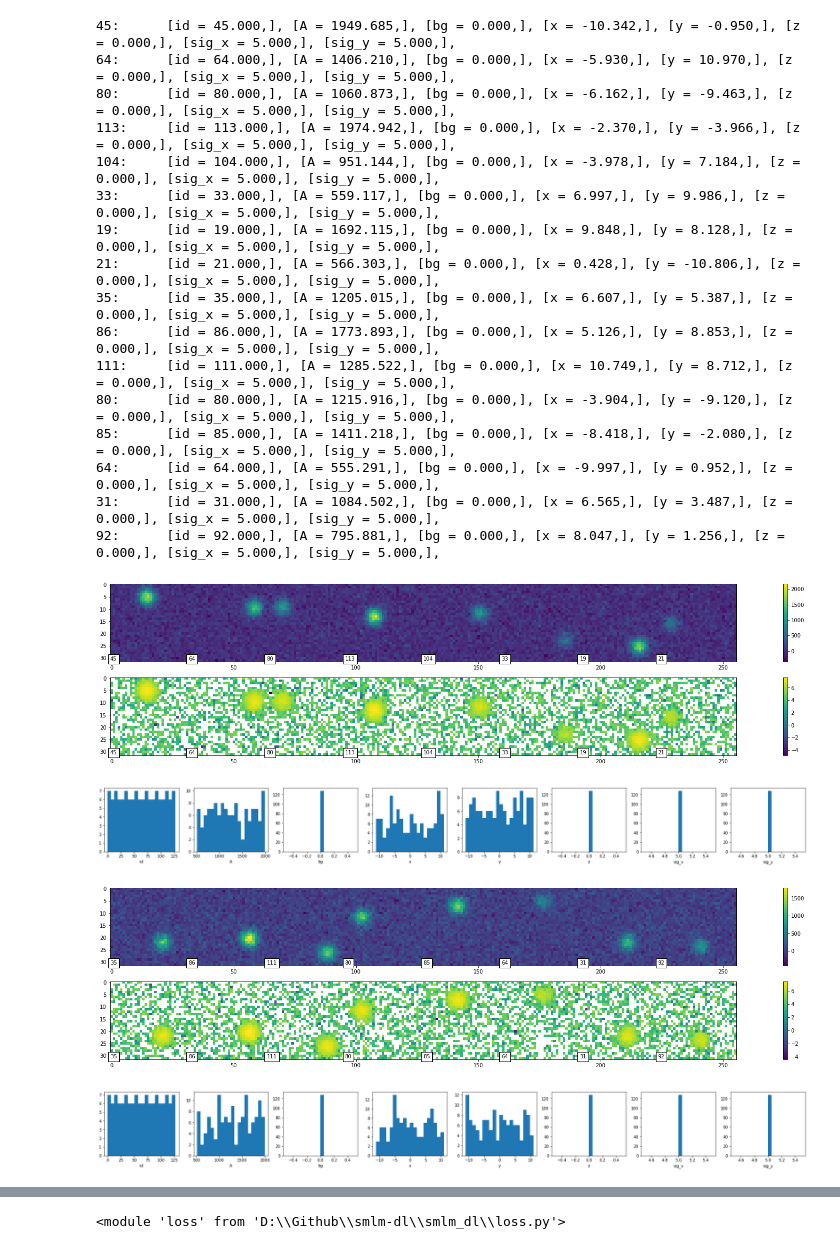
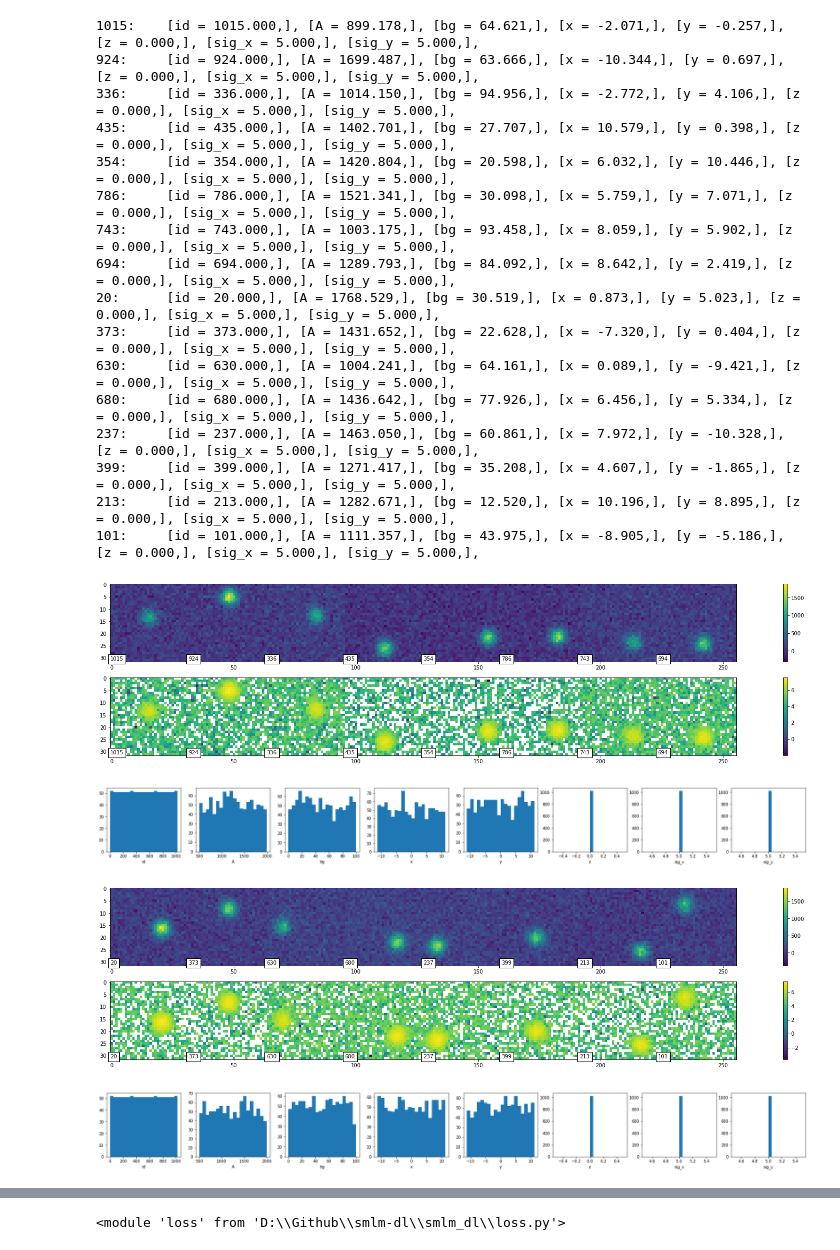
Before and after one commit to kkhchung/smlm-dl, a Jupyter notebook: smlm_dl/noise_training_tests.ipynb, the cells around one changed output, grey strips where cells are left out. Drawn from its saved outputs; the diff is of its cells as text; code cells hidden in the pictures.

```diff
--- a/smlm_dl/noise_training_tests.ipynb
+++ b/smlm_dl/noise_training_tests.ipynb
@@ -17,50 +21,50 @@ import util
 # %%
 reload(dataset)
 
 settings = {
     # 'out_size': (64,64),
-    'length': (128, 1),
+    'length': (1024, 1),
     'dropout_p': 0,
     # 'psf_params': {'z':[-10,10]},
-    'psf_params': {'bg':[0,0]},
+    # 'psf_params': {'A':[200, 500], 'bg':[0, 0]},
     # 'psf_zerns': psf_zerns,
     'noise_params': {'poisson': True, 'gaussian': 100},
     # 'normalize': False,
     # 'padding': (4,4),
     # 'random_z': True,
     "augmentations":{},
     # "augmentations":{"pixel shift":(4,4), }#"add noise":0.1},
 
 }
 
 training_data = dataset.Gaussian2DPSFDataset(**settings)
 dataset.inspect_images(training_data)
-train_dataloader = DataLoader(training_data, batch_size=128, shuffle=True)
+train_dataloader = DataLoader(training_data, batch_size=512, shuffle=True)
 
 valid_data = dataset.Gaussian2DPSFDataset(**settings)
 dataset.inspect_images(valid_data)
 valid_dataloader = DataLoader(valid_data, batch_size=128, shuffle=True)
 # %% [output]
-45:      [id = 45.000,], [A = 1949.685,], [bg = 0.000,], [x = -10.342,], [y = -0.950,], [z = 0.000,], [sig_x = 5.000,], [sig_y = 5.000,],
-64:      [id = 64.000,], [A = 1406.210,], [bg = 0.000,], [x = -5.930,], [y = 10.970,], [z = 0.000,], [sig_x = 5.000,], [sig_y = 5.000,],
-80:      [id = 80.000,], [A = 1060.873,], [bg = 0.000,], [x = -6.162,], [y = -9.463,], [z = 0.000,], [sig_x = 5.000,], [sig_y = 5.000,],
-113:     [id = 113.000,], [A = 1974.942,], [bg = 0.000,], [x = -2.370,], [y = -3.966,], [z = 0.000,], [sig_x = 5.000,], [sig_y = 5.000,],
-104:     [id = 104.000,], [A = 951.144,], [bg = 0.000,], [x = -3.978,], [y = 7.184,], [z = 0.000,], [sig_x = 5.000,], [sig_y = 5.000,],
-33:      [id = 33.000,], [A = 559.117,], [bg = 0.000,], [x = 6.997,], [y = 9.986,], [z = 0.000,], [sig_x = 5.000,], [sig_y = 5.000,],
-19:      [id = 19.000,], [A = 1692.115,], [bg = 0.000,], [x = 9.848,], [y = 8.128,], [z = 0.000,], [sig_x = 5.000,], [sig_y = 5.000,],
-21:      [id = 21.000,], [A = 566.303,], [bg = 0.000,], [x = 0.428,], [y = -10.806,], [z = 0.000,], [sig_x = 5.000,], [sig_y = 5.000,],
-35:      [id = 35.000,], [A = 1205.015,], [bg = 0.000,], [x = 6.607,], [y = 5.387,], [z = 0.000,], [sig_x = 5.000,], [sig_y = 5.000,],
-86:      [id = 86.000,], [A = 1773.893,], [bg = 0.000,], [x = 5.126,], [y = 8.853,], [z = 0.000,], [sig_x = 5.000,], [sig_y = 5.000,],
-111:     [id = 111.000,], [A = 1285.522,], [bg = 0.000,], [x = 10.749,], [y = 8.712,], [z = 0.000,], [sig_x = 5.000,], [sig_y = 5.000,],
-80:      [id = 80.000,], [A = 1215.916,], [bg = 0.000,], [x = -3.904,], [y = -9.120,], [z = 0.000,], [sig_x = 5.000,], [sig_y = 5.000,],
-85:      [id = 85.000,], [A = 1411.218,], [bg = 0.000,], [x = -8.418,], [y = -2.080,], [z = 0.000,], [sig_x = 5.000,], [sig_y = 5.000,],
-64:      [id = 64.000,], [A = 555.291,], [bg = 0.000,], [x = -9.997,], [y = 0.952,], [z = 0.000,], [sig_x = 5.000,], [sig_y = 5.000,],
-31:      [id = 31.000,], [A = 1084.502,], [bg = 0.000,], [x = 6.565,], [y = 3.487,], [z = 0.000,], [sig_x = 5.000,], [sig_y = 5.000,],
-92:      [id = 92.000,], [A = 795.881,], [bg = 0.000,], [x = 8.047,], [y = 1.256,], [z = 0.000,], [sig_x = 5.000,], [sig_y = 5.000,],
+1015:    [id = 1015.000,], [A = 899.178,], [bg = 64.621,], [x = -2.071,], [y = -0.257,], [z = 0.000,], [sig_x = 5.000,], [sig_y = 5.000,],
+924:     [id = 924.000,], [A = 1699.487,], [bg = 63.666,], [x = -10.344,], [y = 0.697,], [z = 0.000,], [sig_x = 5.000,], [sig_y = 5.000,],
+336:     [id = 336.000,], [A = 1014.150,], [bg = 94.956,], [x = -2.772,], [y = 4.106,], [z = 0.000,], [sig_x = 5.000,], [sig_y = 5.000,],
+435:     [id = 435.000,], [A = 1402.701,], [bg = 27.707,], [x = 10.579,], [y = 0.398,], [z = 0.000,], [sig_x = 5.000,], [sig_y = 5.000,],
+354:     [id = 354.000,], [A = 1420.804,], [bg = 20.598,], [x = 6.032,], [y = 10.446,], [z = 0.000,], [sig_x = 5.000,], [sig_y = 5.000,],
+786:     [id = 786.000,], [A = 1521.341,], [bg = 30.098,], [x = 5.759,], [y = 7.071,], [z = 0.000,], [sig_x = 5.000,], [sig_y = 5.000,],
+743:     [id = 743.000,], [A = 1003.175,], [bg = 93.458,], [x = 8.059,], [y = 5.902,], [z = 0.000,], [sig_x = 5.000,], [sig_y = 5.000,],
+694:     [id = 694.000,], [A = 1289.793,], [bg = 84.092,], [x = 8.642,], [y = 2.419,], [z = 0.000,], [sig_x = 5.000,], [sig_y = 5.000,],
+20:      [id = 20.000,], [A = 1768.529,], [bg = 30.519,], [x = 0.873,], [y = 5.023,], [z = 0.000,], [sig_x = 5.000,], [sig_y = 5.000,],
+373:     [id = 373.000,], [A = 1431.652,], [bg = 22.628,], [x = -7.320,], [y = 0.404,], [z = 0.000,], [sig_x = 5.000,], [sig_y = 5.000,],
+630:     [id = 630.000,], [A = 1004.241,], [bg = 64.161,], [x = 0.089,], [y = -9.421,], [z = 0.000,], [sig_x = 5.000,], [sig_y = 5.000,],
+680:     [id = 680.000,], [A = 1436.642,], [bg = 77.926,], [x = 6.456,], [y = 5.334,], [z = 0.000,], [sig_x = 5.000,], [sig_y = 5.000,],
+237:     [id = 237.000,], [A = 1463.050,], [bg = 60.861,], [x = 7.972,], [y = -10.328,], [z = 0.000,], [sig_x = 5.000,], [sig_y = 5.000,],
+399:     [id = 399.000,], [A = 1271.417,], [bg = 35.208,], [x = 4.607,], [y = -1.865,], [z = 0.000,], [sig_x = 5.000,], [sig_y = 5.000,],
+213:     [id = 213.000,], [A = 1282.671,], [bg = 12.520,], [x = 10.196,], [y = 8.895,], [z = 0.000,], [sig_x = 5.000,], [sig_y = 5.000,],
+101:     [id = 101.000,], [A = 1111.357,], [bg = 43.975,], [x = -8.905,], [y = -5.186,], [z = 0.000,], [sig_x = 5.000,], [sig_y = 5.000,],
-[figure, old version]
+[figure, new version]
-[figure, old version]
+[figure, new version]
-[figure, old version]
+[figure, new version]
-[figure, old version]
+[figure, new version]
 # %%
 reload(model)
 
```
Also changed, not shown: parts of 5 cells of this notebook, 2 other files.
